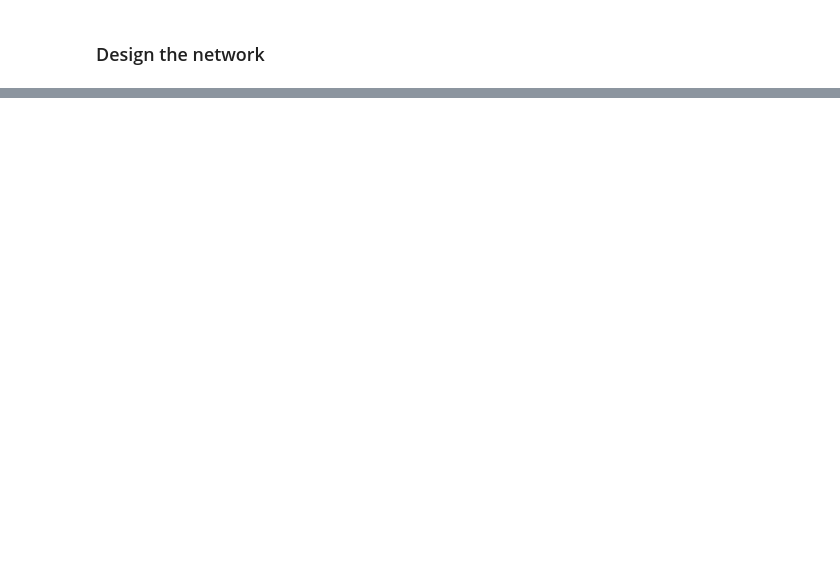
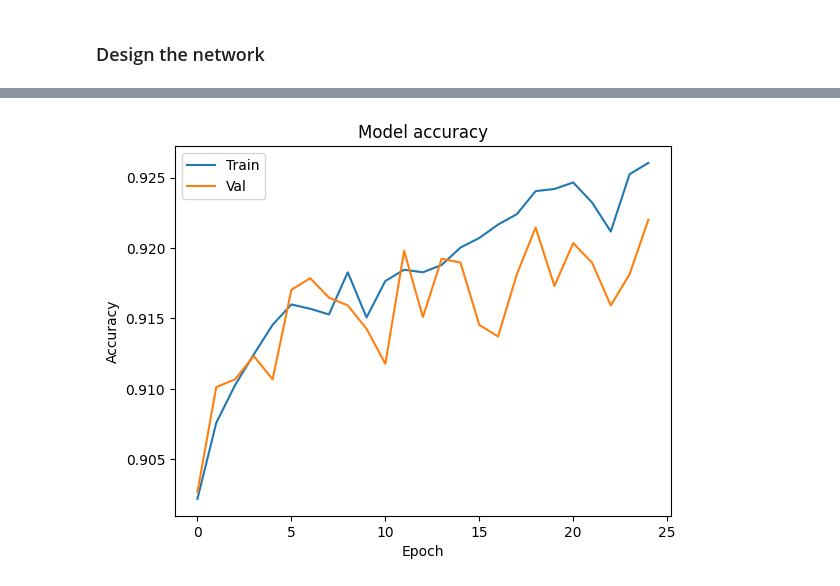
Before and after one commit to eabadz/EDEM_IA_PROJECT_2, a Jupyter notebook: nb_edu.ipynb, the cells around one changed output, grey strips where cells are left out. Saved outputs shown, nothing was run; the diff lists cells and outputs as text; code cells hidden in the pictures; blank space fills up the shorter version.

```diff
--- a/nb_edu.ipynb
+++ b/nb_edu.ipynb
@@ -206,3 +208,21 @@ X_train_t[0], y_train_t[0]
  tensor(1.))
 # %% [markdown]
 ### Design the network
+# %%
+class LoanApprovalANN(nn.Module):
+    def __init__(self, input_size):
+        super(LoanApprovalANN, self).__init__()
+
+        self.model = nn.Sequential(
+            nn.Linear(input_size, 128),  # First hidden layer (input -> 64)
+            nn.ReLU(),
+            nn.Linear(128, 64),  # Second hidden layer (64 -> 32)
+            nn.ReLU(),
+            nn.Linear(64,32),  # Output layer (32 -> 1)
+            nn.ReLU(),
+            nn.Linear(32,1),  # Output layer (32 -> 1)
+            nn.Sigmoid()  # Activation for binary classification
+        )
+
+    def forward(self, x):
+        return self.model(x)
@@ -208,0 +231,3 @@ X_train_t[0], y_train_t[0]
+# %%
+input_size = X_train_t.shape[1]  # Number of features
+model = LoanApprovalANN(input_size)
@@ -208,0 +272,8 @@ X_train_t[0], y_train_t[0]
+# %%
+import torch.optim as optim
+
+# Define loss function
+criterion = nn.BCELoss()  # Binary Cross Entropy Loss
+
+# Define optimizer (Adam)
+optimizer = optim.Adam(model.parameters(), lr=0.005)
@@ -208,0 +376,11 @@ X_train_t[0], y_train_t[0]
+# %%
+# Plot training and validation accuracy
+plt.plot(train_accuracy_history)
+plt.plot(valid_accuracy_history)
+plt.title('Model accuracy')
+plt.ylabel('Accuracy')
+plt.xlabel('Epoch')
+plt.legend(['Train', 'Val'], loc='upper left')
+plt.show()
+# %% [output]
+[figure, added]
```
Also changed, not shown: parts of 11 cells of this notebook.
